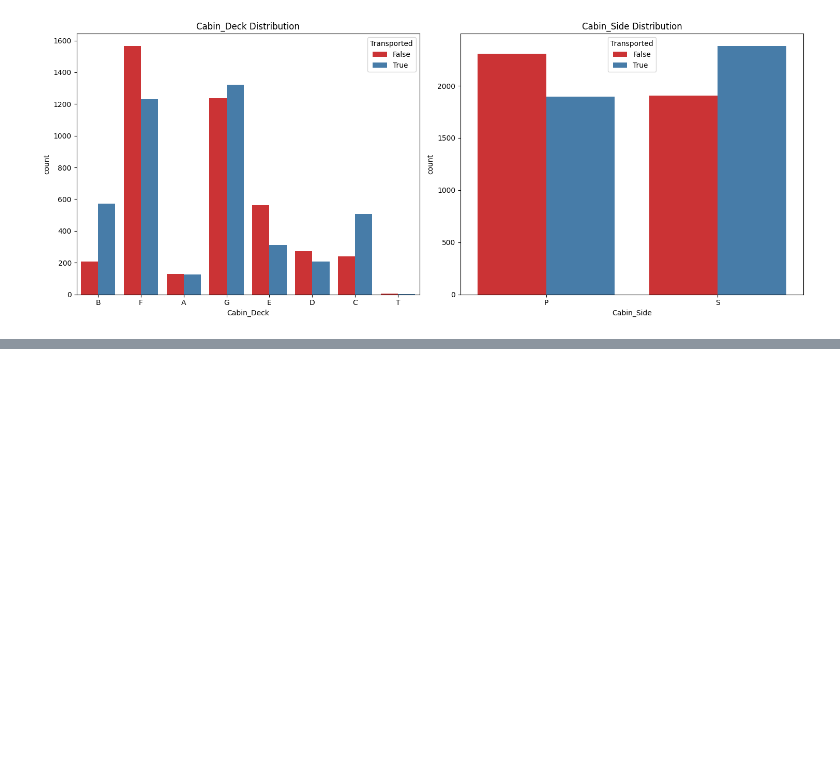
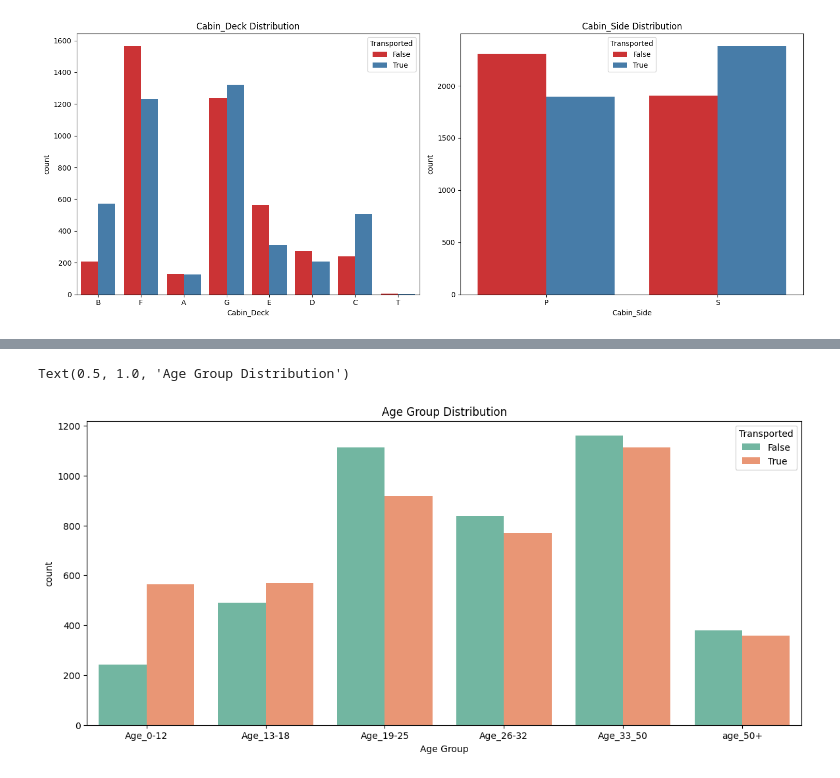
Before and after one commit to Sedenfury/Spaceship-Titanic, a Jupyter notebook: main.ipynb, the cells around one changed output, grey strips where cells are left out. Saved outputs shown, nothing was run; the diff lists cells and outputs as text; code cells hidden in the pictures; blank space fills up the shorter version.

```diff
--- a/main.ipynb
+++ b/main.ipynb
@@ -197,0 +288,10 @@ plt.show()
+# %%
+#Visualizing: Age_Group
+order = sorted(train_df["Age Group"].value_counts().keys().to_list())
+
+plt.figure(figsize=(14,6))
+sns.countplot(x="Age Group",hue="Transported", data=train_df, palette="Set2",order=order)
+plt.title("Age Group Distribution")
+# %% [output]
+Text(0.5, 1.0, 'Age Group Distribution')
+[figure, added]
```
Also changed, not shown: parts of 17 cells of this notebook.
